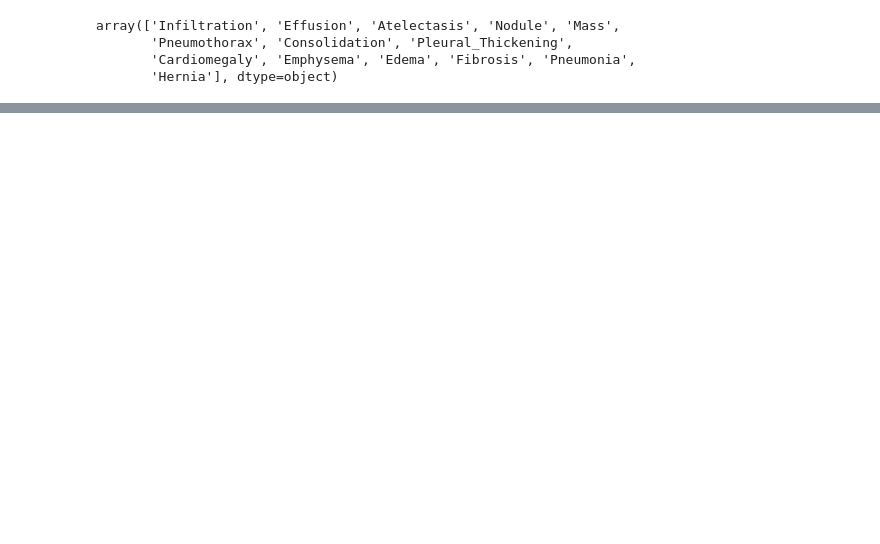
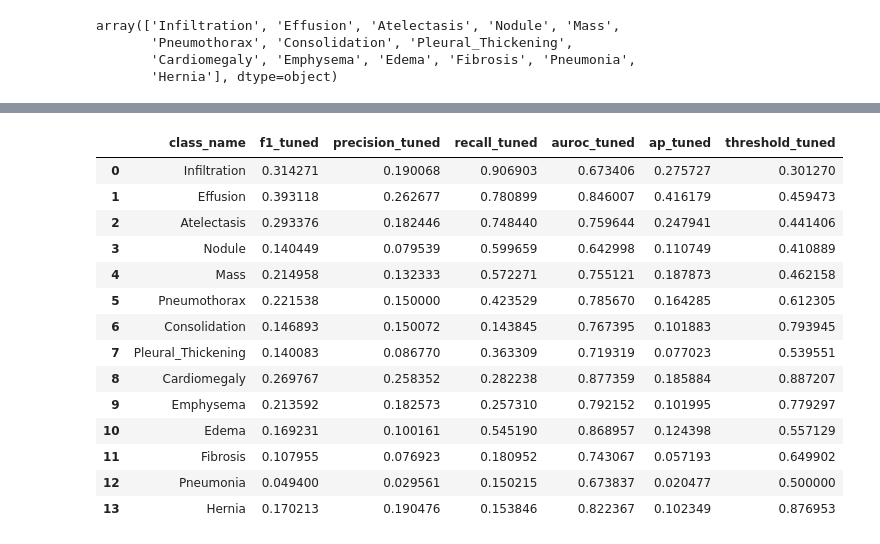
Before and after one commit to psiku/dnn-cxr-diagnostics, a Jupyter notebook: cxr-training-pipeline/notebooks/03_pipeline_analyze/02_threshold_finetuning_pipeline_analysis.ipynb, the cells around one changed output, grey strips where cells are left out. Drawn from its saved outputs; the diff is of its cells as text; code cells hidden in the pictures; blank space fills up the shorter version.

```diff
--- a/cxr-training-pipeline/notebooks/03_pipeline_analyze/02_threshold_finetuning_pipeline_analysis.ipynb
+++ b/cxr-training-pipeline/notebooks/03_pipeline_analyze/02_threshold_finetuning_pipeline_analysis.ipynb
@@ -155,0 +261,11 @@ for ax, pathology in zip(axes.flatten(), pathologies):
+# %%
+import json
+
+resnet_predictions_val_targets_50 = np.load(r"data\07_models_output\cxr-classification-resnet50-224-no-scaling\resnet50_224_no-scaling\val_targets.npy")
+resnet_predictions_val_proba_50 = np.load(r"data\07_models_output\cxr-classification-resnet50-224-no-scaling\resnet50_224_no-scaling\val_pred_proba.npy")
+
+resnet_predictions_test_targets_50 = np.load(r"data\07_models_output\cxr-classification-resnet50-224-no-scaling\resnet50_224_no-scaling\test_targets.npy")
+resnet_predictions_test_proba_50 = np.load(r"data\07_models_output\cxr-classification-resnet50-224-no-scaling\resnet50_224_no-scaling\test_pred_proba.npy")
+
+with open(r"data\08_reporting\cxr-classification-resnet50-224-no-scaling\resnet50_224_no-scaling\best_thresholds.json", encoding="utf-8") as f:
+    best_thresholds_resnet_50 = json.load(f)
@@ -155,0 +334,6 @@ for ax, pathology in zip(axes.flatten(), pathologies):
+# %%
+resnet_val_metrics, resnet_val_metrics_per_class_tuned = evaluate_tuned_thresholds_node(
+    resnet_predictions_val_targets_50, resnet_predictions_val_proba_50,
+    best_thresholds=best_thresholds_resnet_50,
+    pathology_list=pathologies
+)
@@ -155,0 +354,3 @@ for ax, pathology in zip(axes.flatten(), pathologies):
+# %%
+resnet_val_metrics_per_class_tuned
+# %% [output]
@@ -155,0 +358,15 @@ for ax, pathology in zip(axes.flatten(), pathologies):
+|  | class_name | f1_tuned | precision_tuned | recall_tuned | auroc_tuned | ap_tuned | threshold_tuned |
+| 0 | Infiltration | 0.314271 | 0.190068 | 0.906903 | 0.673406 | 0.275727 | 0.301270 |
+| 1 | Effusion | 0.393118 | 0.262677 | 0.780899 | 0.846007 | 0.416179 | 0.459473 |
+| 2 | Atelectasis | 0.293376 | 0.182446 | 0.748440 | 0.759644 | 0.247941 | 0.441406 |
+| 3 | Nodule | 0.140449 | 0.079539 | 0.599659 | 0.642998 | 0.110749 | 0.410889 |
+| 4 | Mass | 0.214958 | 0.132333 | 0.572271 | 0.755121 | 0.187873 | 0.462158 |
+| 5 | Pneumothorax | 0.221538 | 0.150000 | 0.423529 | 0.785670 | 0.164285 | 0.612305 |
+| 6 | Consolidation | 0.146893 | 0.150072 | 0.143845 | 0.767395 | 0.101883 | 0.793945 |
+| 7 | Pleural_Thickening | 0.140083 | 0.086770 | 0.363309 | 0.719319 | 0.077023 | 0.539551 |
+| 8 | Cardiomegaly | 0.269767 | 0.258352 | 0.282238 | 0.877359 | 0.185884 | 0.887207 |
+| 9 | Emphysema | 0.213592 | 0.182573 | 0.257310 | 0.792152 | 0.101995 | 0.779297 |
+| 10 | Edema | 0.169231 | 0.100161 | 0.545190 | 0.868957 | 0.124398 | 0.557129 |
+| 11 | Fibrosis | 0.107955 | 0.076923 | 0.180952 | 0.743067 | 0.057193 | 0.649902 |
+| 12 | Pneumonia | 0.049400 | 0.029561 | 0.150215 | 0.673837 | 0.020477 | 0.500000 |
+| 13 | Hernia | 0.170213 | 0.190476 | 0.153846 | 0.822367 | 0.102349 | 0.876953 |
```
Also changed, not shown: parts of 25 cells of this notebook, 1 other file.
